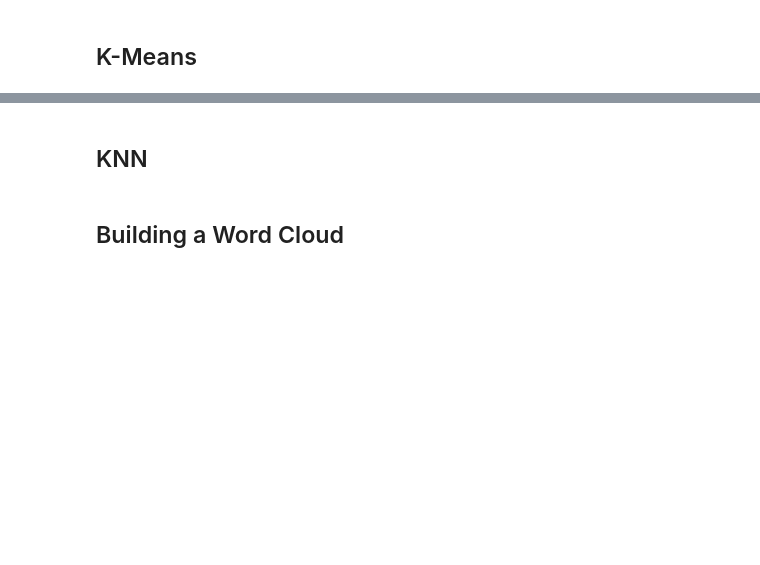
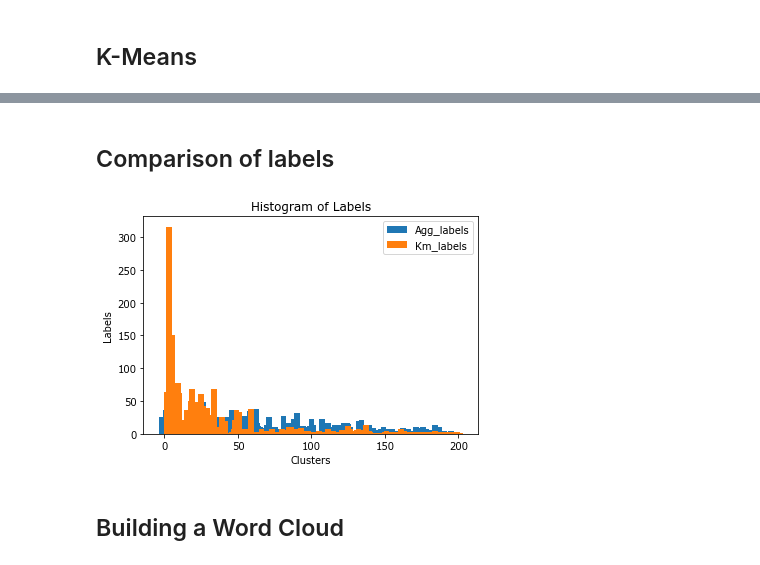
Before and after one commit to SirKarib/Fine-grained-Clustering, a Jupyter notebook: Fine_grained_clustering.ipynb, the cells around one changed output, grey strips where cells are left out. Drawn from its saved outputs; the diff is of its cells as text; code cells hidden in the pictures; blank space fills up the shorter version.

Commit message:
add visualization, refactor

```diff
--- a/Fine_grained_clustering.ipynb
+++ b/Fine_grained_clustering.ipynb
@@ -52,3 +47,5 @@ dict(Counter(agg_preds)).values()
+# %%
+agg_labels = list(dict(Counter(agg_preds)).values())
 # %% [markdown]
 ## K-Means
 # %%
@@ -69,5 +66,30 @@ dict_values([60, 260, 2, 109, 1, 1, 104, 49, 26, 42, 1, 38, 37, 1, 69, 28, 1, 10
-# %% [markdown]
-## KNN
+# %%
+km_labels = list(dict(Counter(km_preds)).values())
+# %% [markdown]
+## Comparison of labels
+# %%
+import matplotlib.pyplot as plt
+import numpy as np
+%matplotlib inline
+plt.rc('font', family='Verdana')
+
+width = 4
+x_list = list(range(0,200))
+x_indexes = np.arange(len(x_list))
+y1_list = agg_labels
+y2_list = km_labels
+
+plt.title('Histogram of Labels')
+plt.xlabel('Clusters')
+plt.ylabel('Labels')
+
+plt.bar(x_indexes - (width/2), y1_list, label="Agg_labels", width=width)
+plt.bar(x_indexes + (width/2), y2_list, label="Km_labels", width=width)
+
+plt.legend()
+plt.show()
+# %% [output]
+[figure, added]
 # %% [markdown]
 ## Building a Word Cloud
 # %%
```
Also changed, not shown: parts of 4 cells of this notebook, 1 other file.
